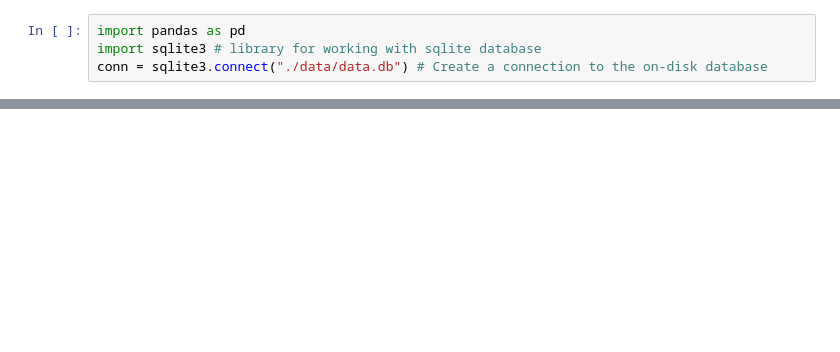
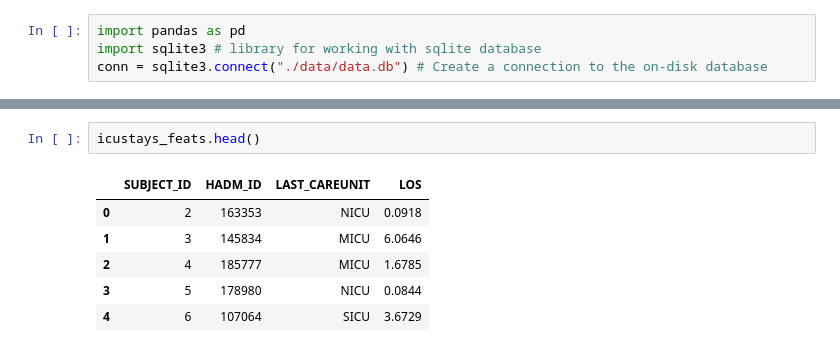
Before and after one commit to kevinmchu/BME590Final, a Jupyter notebook: Design matrix.ipynb, the cells around one changed output, grey strips where cells are left out. Drawn from its saved outputs; the diff is of its cells as text; blank space fills up the shorter version.

```diff
--- a/Design matrix.ipynb
+++ b/Design matrix.ipynb
@@ -112,0 +141,9 @@ admissions_cols = pd.read_sql("""SELECT SUBJECT_ID, HADM_ID, ADMITTTIME, DISCHTI
+# %%
+icustays_feats.head()
+# %% [output]
+|  | SUBJECT_ID | HADM_ID | LAST_CAREUNIT | LOS |
+| 0 | 2 | 163353 | NICU | 0.0918 |
+| 1 | 3 | 145834 | MICU | 6.0646 |
+| 2 | 4 | 185777 | MICU | 1.6785 |
+| 3 | 5 | 178980 | NICU | 0.0844 |
+| 4 | 6 | 107064 | SICU | 3.6729 |
```
Also changed, not shown: parts of 11 cells of this notebook.
